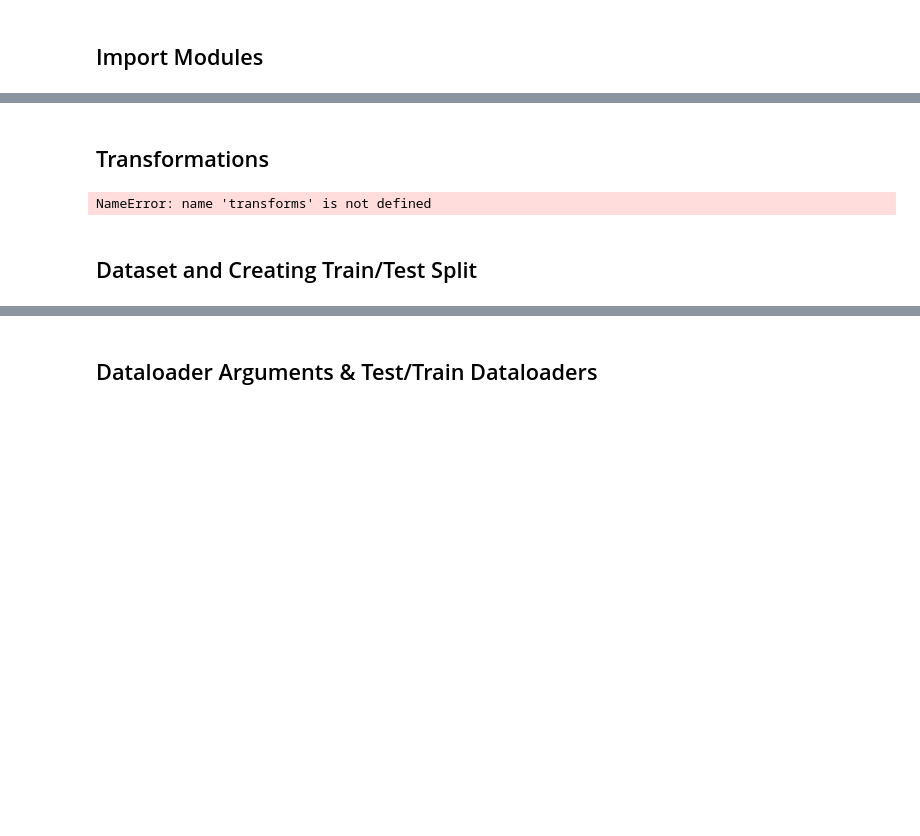
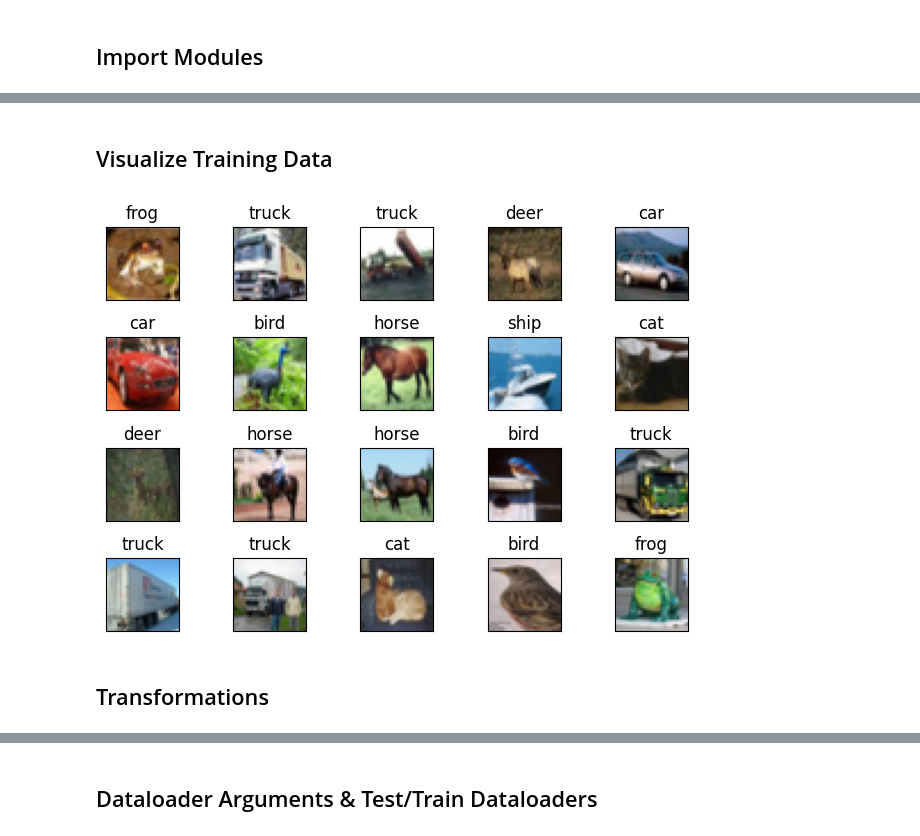
Before and after one commit to Shilpaj1994/ERA, a Jupyter notebook: Session8/S8.ipynb, the cells around one changed output, grey strips where cells are left out. Cells and saved outputs as stored; diff of their text form; code cells hidden in the pictures; blank space fills up the shorter version.

```diff
--- a/Session8/S8.ipynb
+++ b/Session8/S8.ipynb
@@ -40,29 +89,43 @@ ModuleNotFoundError: No module named 'torch'
+# %%
+BATCH_SIZE = 512
+EPOCHS = 20
+DISPLAY_SAMPLES = 20
+LEARNING_RATE = 0.02
+MOMENTUM = 0.9
+WEIGHT_DECAY = 0.0001
+MAX_LR = 0.1
+STEPS_PER_EPOCH = math.ceil(50_000/BATCH_SIZE)
+# %% [markdown]
+## Visualize Training Data
+# %%
+from visualize import display_data_samples
+
+display_data_samples(train, DISPLAY_SAMPLES, classes, dataset='CIFAR')
+# %% [output]
+[figure, added]
 # %% [markdown]
 ## Transformations
 # %%
 # Train Phase transformations
 train_set_transforms = {
+    'randomcrop': transforms.RandomCrop(32, padding=4, padding_mode='reflect'),
+    'horizontalflip': transforms.RandomHorizontalFlip(),
+    'rotation': transforms.RandomRotation(15),
     'standardize': transforms.ToTensor(),
-#     'centercrop': transforms.RandomApply([transforms.CenterCrop(22), ], p=0.1),
-#     'affine': transforms.RandomAffine(degrees=(-7, 7), translate=(0.1, 0.1), scale=(0.09, 1.0)),
-    'randomcrop': transforms.RandomResizedCrop((28, 28), (0.85, 1.0)),
-    'rotation': transforms.RandomRotation((-7., 7.), fill=0),
-    'normalize': transforms.Normalize((0.1307,), (0.3081,)),
+    'normalize': transforms.Normalize((0.49139968, 0.48215827 ,0.44653124), (0.24703233, 0.24348505, 0.26158768)),
+    # 'affine': transforms.RandomAffine(degrees=(-7, 7), translate=(0.1, 0.1), scale=(0.09, 1.0)),
+    # 'randomcrop': transforms.RandomResizedCrop((32, 32), (0.85, 1.0)),
+    # 'cutout': transforms.RandomErasing()
 }
 
 # Test Phase transformations
 test_set_transforms = {
     'standardize': transforms.ToTensor(),
-    'resize': transforms.Resize((28, 28)),
-    'normalize': transforms.Normalize((0.1325,), (0.3104,))
+    'normalize': transforms.Normalize((0.49139968, 0.48215827, 0.44653124), (0.24703233, 0.24348505, 0.26158768))
 }
 
 train_transforms = transforms.Compose(train_set_transforms.values())
 test_transforms = transforms.Compose(test_set_transforms.values())
-# %% [output]
-NameError: name 'transforms' is not defined
-# %% [markdown]
-## Dataset and Creating Train/Test Split
 # %%
 train = datasets.CIFAR10('./data', train=True, download=True, transform=train_transforms)
 test = datasets.CIFAR10('./data', train=False, download=True, transform=test_transforms)
```
Also changed, not shown: parts of 22 cells of this notebook.
